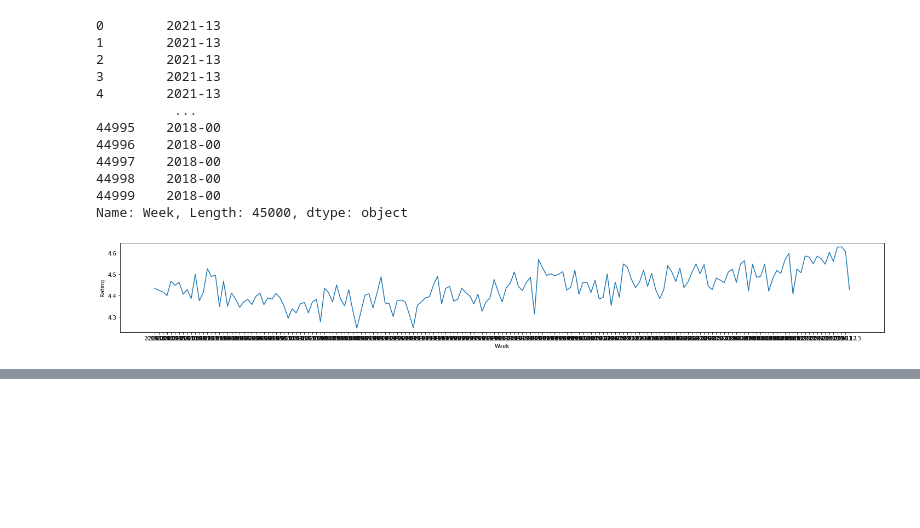
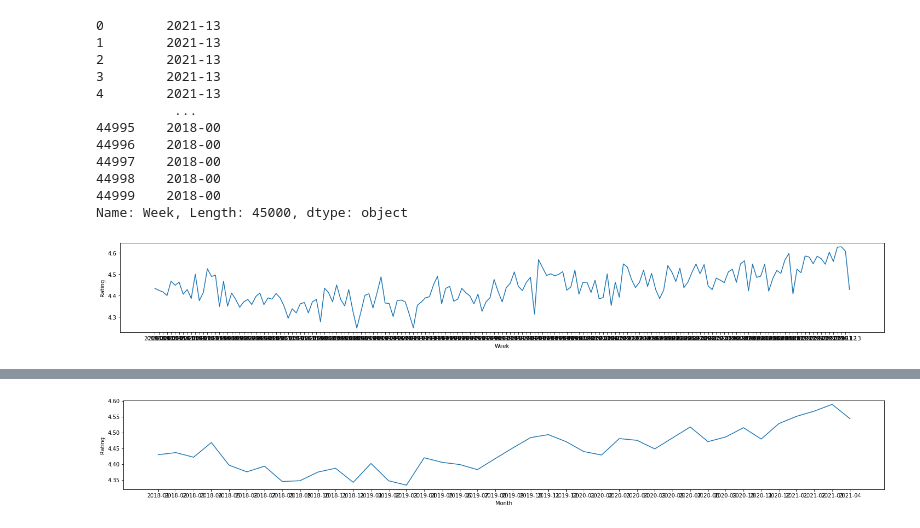
Before and after one commit to anthonygcarannante/Python-Applications-Visualizations, a Jupyter notebook: Aggregation_Plotting.ipynb, the cells around one changed output, grey strips where cells are left out. Drawn from its saved outputs; the diff is of its cells as text; code cells hidden in the pictures; blank space fills up the shorter version.

```diff
--- a/Aggregation_Plotting.ipynb
+++ b/Aggregation_Plotting.ipynb
@@ -65,0 +69,3 @@ plt.show()
+# %%
+data['Month'] = data['Timestamp'].dt.strftime('%Y-%m')
+data['Month']
@@ -65,0 +85,10 @@ plt.show()
+# %%
+month_average = data.groupby(['Month']).mean()
+
+plt.figure(figsize=(25,3))
+plt.plot(month_average.index, month_average['Rating'])
+plt.xlabel('Month')
+plt.ylabel('Rating')
+plt.show()
+# %% [output]
+[figure, added]
```
Also changed, not shown: parts of 9 cells of this notebook.
